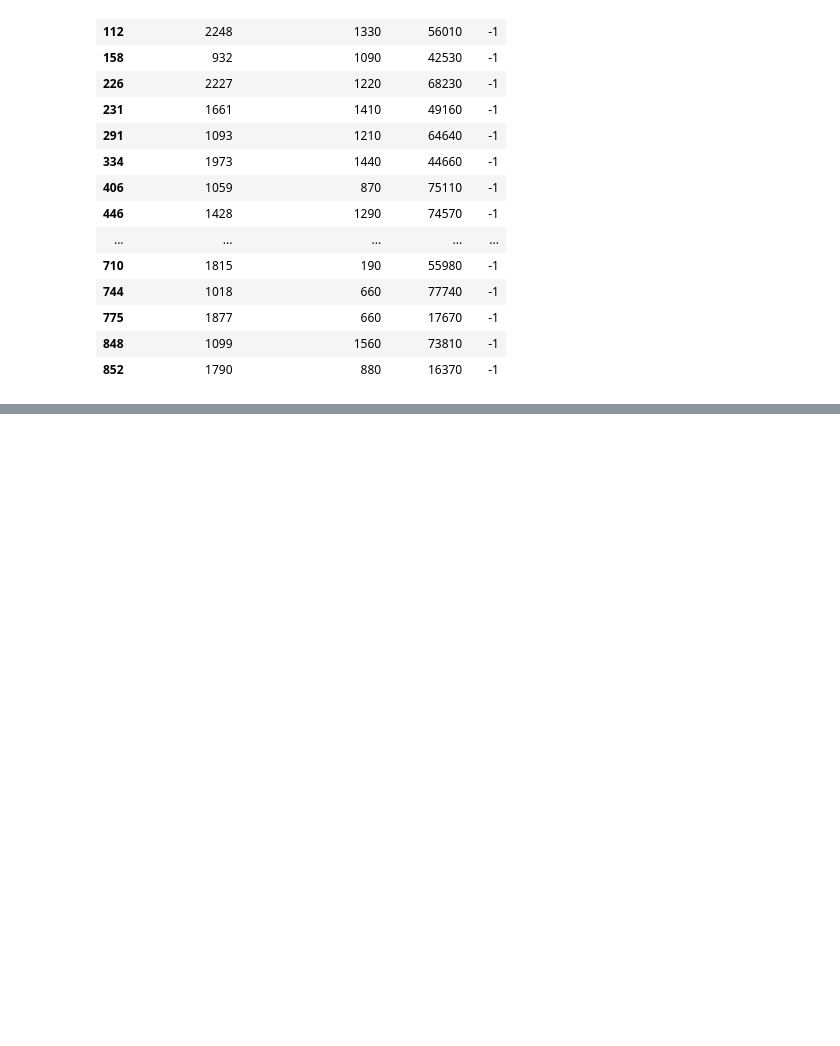
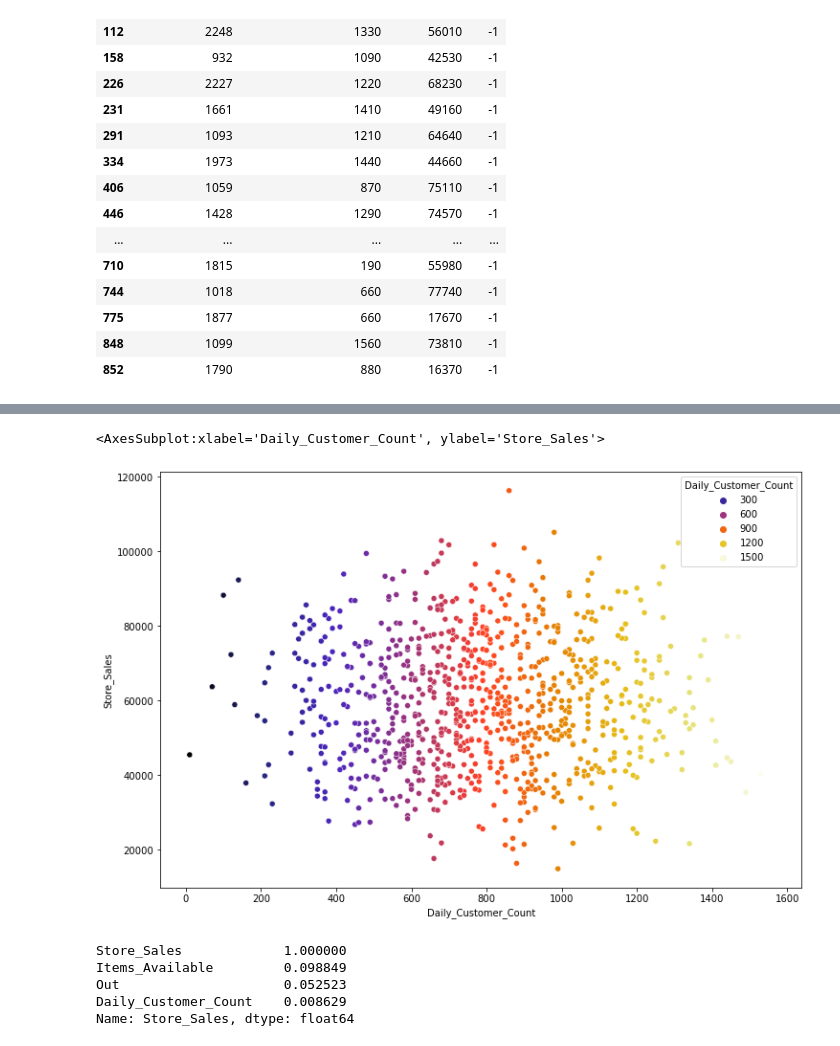
Before and after one commit to teoaleh/Data-Science-Projects, a Jupyter notebook: Supermarket store branches sales analysis/Graphs-Copy1.ipynb, the cells around one changed output, grey strips where cells are left out. Saved outputs shown, nothing was run; the diff lists cells and outputs as text; code cells hidden in the pictures; blank space fills up the shorter version.

```diff
--- a/Supermarket store branches sales analysis/Graphs-Copy1.ipynb
+++ b/Supermarket store branches sales analysis/Graphs-Copy1.ipynb
@@ -336,0 +353,16 @@ MAE: 14487.511363636364
+# %%
+plt.figure(figsize=(12,8))
+sns.scatterplot(x="Daily_Customer_Count",y="Store_Sales", data=train, hue='Daily_Customer_Count', size_order='Stpre_Sales',
+                palette='CMRmap')
+# %% [output]
+<AxesSubplot:xlabel='Daily_Customer_Count', ylabel='Store_Sales'>
+[figure, added]
+# %%
+correlation = train.corr()
+print(correlation['Store_Sales'].sort_values(ascending = False),'\n')
+# %% [output]
+Store_Sales             1.000000
+Items_Available         0.098849
+Out                     0.052523
+Daily_Customer_Count    0.008629
+Name: Store_Sales, dtype: float64
```
Also changed, not shown: parts of 9 cells of this notebook.
